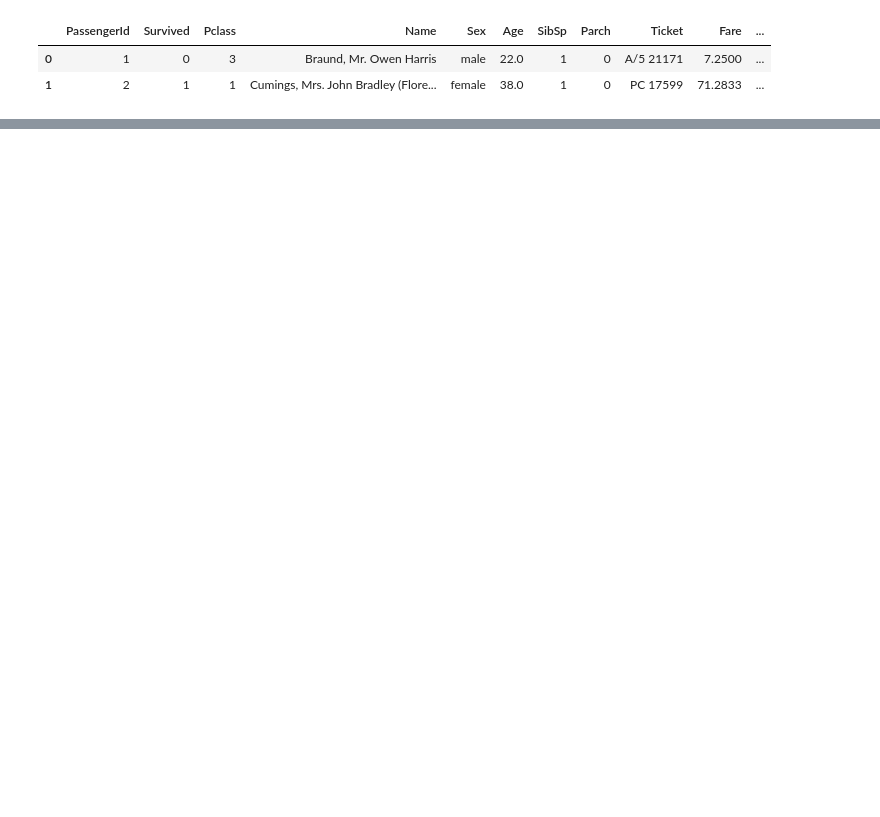
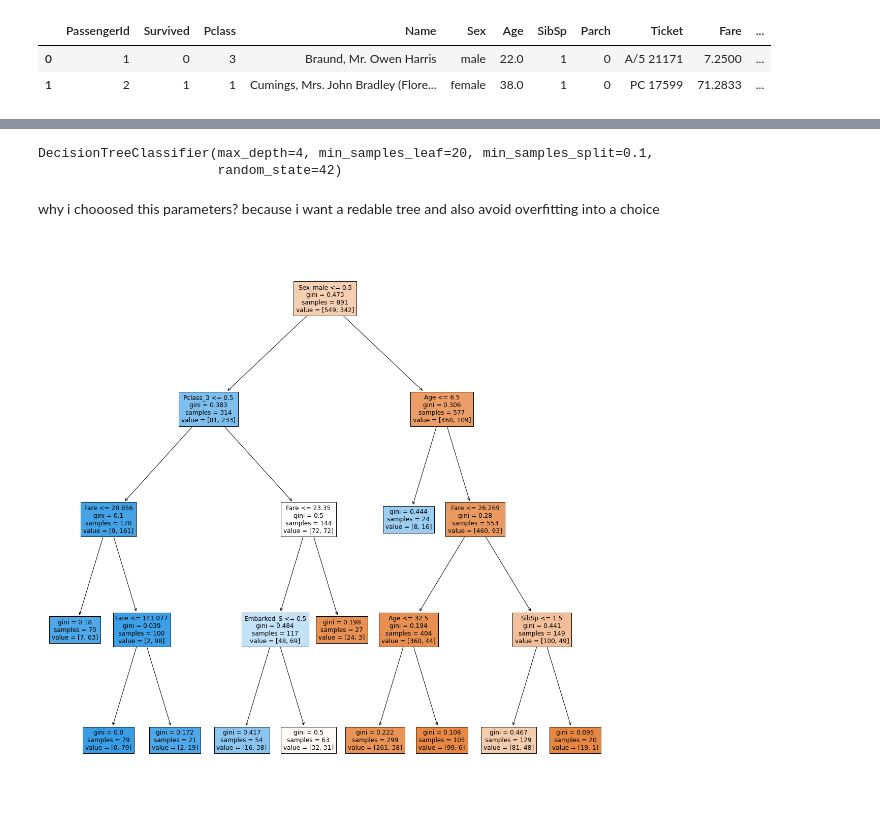
Before and after one commit to kisukegremory/titanic-multivariate-analysis, a Jupyter notebook: 1 - Statsmodels.ipynb, the cells around one changed output, grey strips where cells are left out. Cells and saved outputs as stored; diff of their text form; code cells hidden in the pictures; blank space fills up the shorter version.

Commit message:
feat: added a first usage of decision tree

```diff
--- a/1 - Statsmodels.ipynb
+++ b/1 - Statsmodels.ipynb
@@ -11,6 +13,6 @@ import sweetviz as sv
 # %%
-df = pd.read_csv("data/Titanic-Dataset.csv")
-df.head(2)
+base = pd.read_csv("data/Titanic-Dataset.csv")
+base.head(2)
 # %% [output]
 |  | PassengerId | Survived | Pclass | Name | Sex | Age | SibSp | Parch | Ticket | Fare | ... |
 | 0 | 1 | 0 | 3 | Braund, Mr. Owen Harris | male | 22.0 | 1 | 0 | A/5 21171 | 7.2500 | ... |
@@ -64,0 +88,22 @@ Logit Regression Results
+# %%
+df = base.copy()
+df.drop(['PassengerId', 'Ticket', 'Cabin','Name'],axis=1,inplace=True, errors='ignore')
+df = pd.get_dummies(df,columns=['Pclass','Embarked','Sex'],drop_first=True)
+df['Age'].fillna(df['Age'].mean().astype(int),inplace=True)
+# %%
+Xtrain = df.drop('Survived',axis=1)
+ytrain = df[['Survived']]
+
+model = DecisionTreeClassifier(max_depth=4, random_state=42, min_samples_leaf=20, min_samples_split=0.1)
+model.fit(Xtrain, ytrain)
+# %% [output]
+DecisionTreeClassifier(max_depth=4, min_samples_leaf=20, min_samples_split=0.1,
+                       random_state=42)
+# %% [markdown]
+why i chooosed this parameters? because i want a redable tree and also avoid overfitting into a choice
+# %%
+plt.figure(figsize=(20,20))
+plot_tree(model, feature_names=Xtrain.columns, proportion=False, filled=True)
+plt.show()
+# %% [output]
+[figure, added]
```
Also changed, not shown: parts of 24 cells of this notebook.
